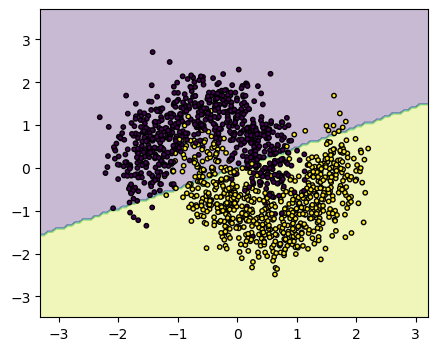
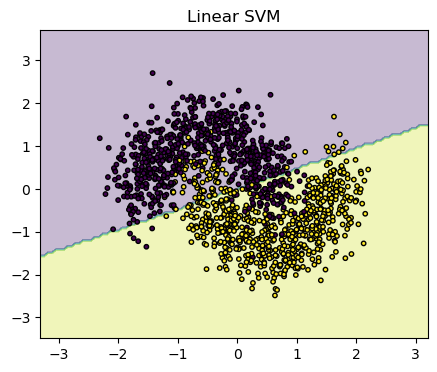
Code edit (unified diff) that turned the first committed figure into the second:
--- before
+++ after
@@ -2,4 +2,4 @@
 DecisionBoundaryDisplay.from_estimator(best_linear, X_train_scale, ax = ax, response_method="predict", alpha = .3)
 ax.scatter(X_train_scale[:,0], X_train_scale[:,1], c = y_train, s = 10, edgecolors="k")
-ax.xet_totle("Linear SVM")
+ax.set_title("Linear SVM")
 plt.show()

Commit: Fixed axis error.